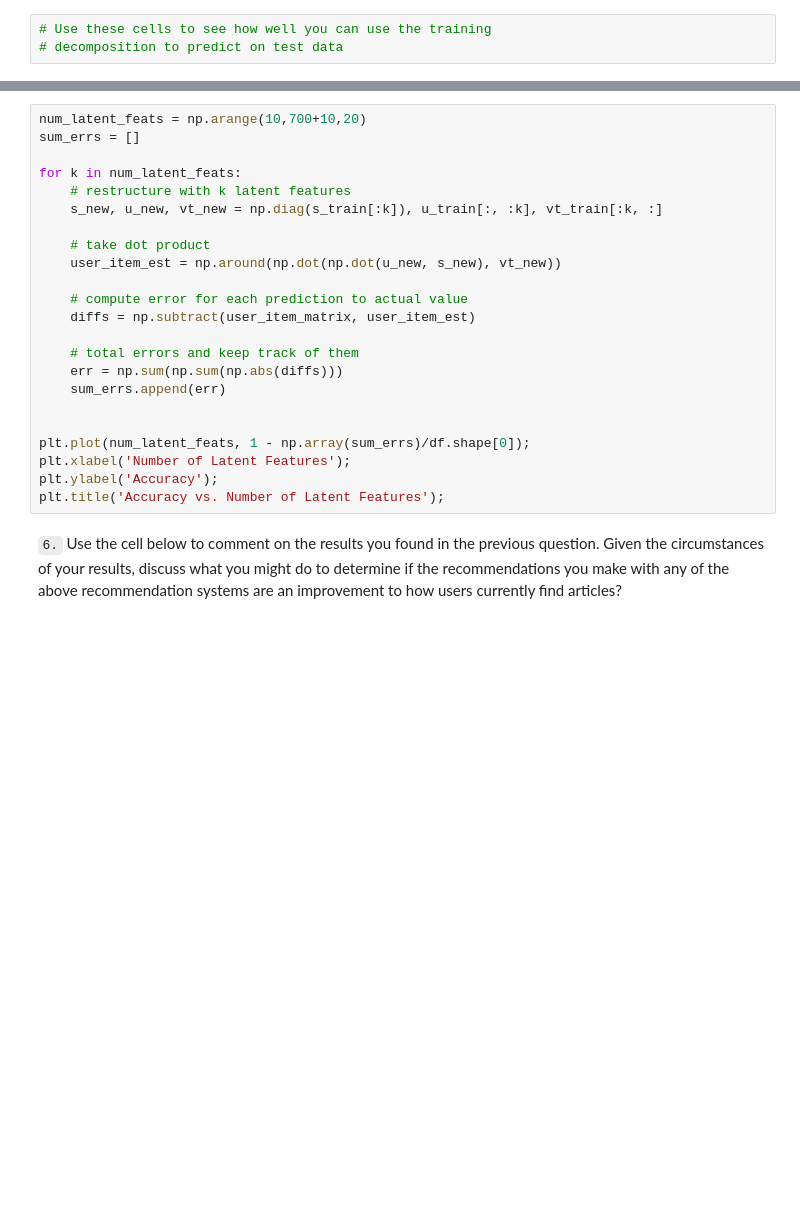
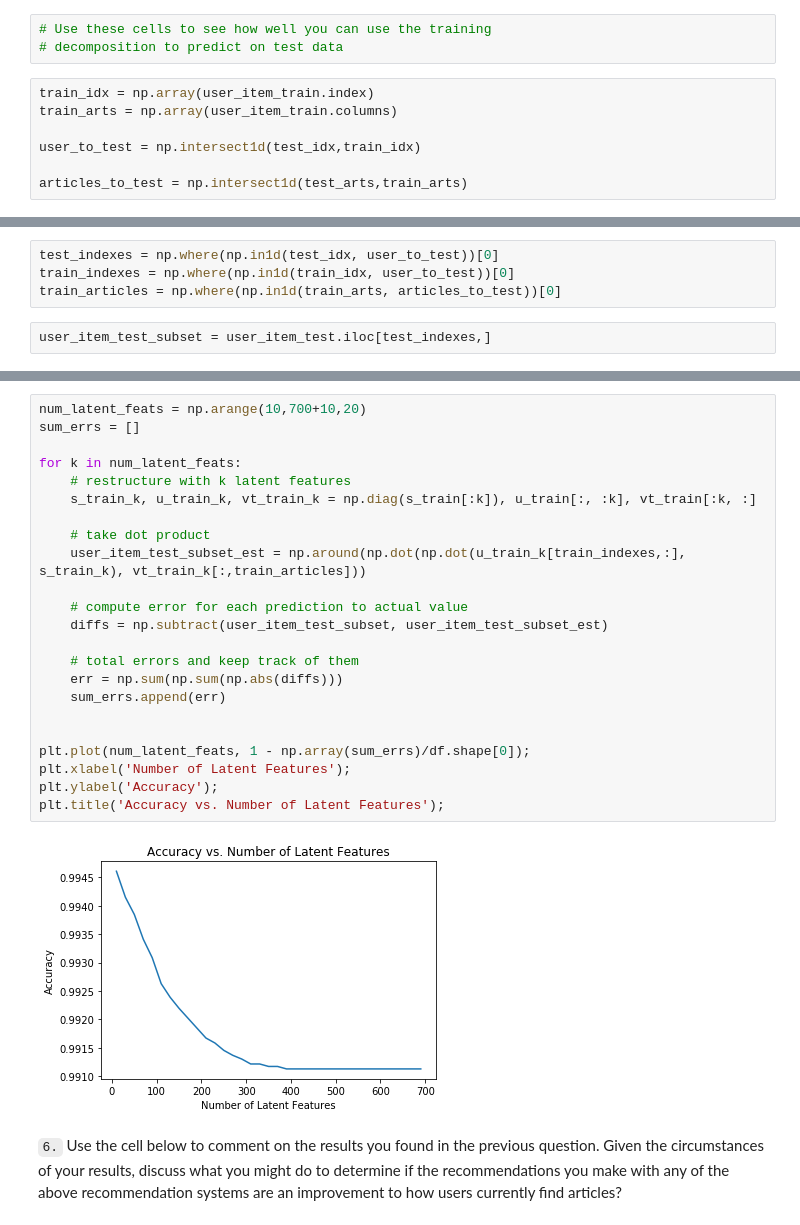
Before and after one commit to matteobonanomi/dsnd-recommend-ibm, a Jupyter notebook: Recommendations_with_IBM.ipynb, the cells around one changed output, grey strips where cells are left out. Cells and saved outputs as stored; diff of their text form; blank space fills up the shorter version.

```diff
--- a/Recommendations_with_IBM.ipynb
+++ b/Recommendations_with_IBM.ipynb
@@ -838,3 +857,10 @@ u_train, s_train, vt_train = np.linalg.svd(user_item_train)# fit svd similar to
 # %%
 # Use these cells to see how well you can use the training
 # decomposition to predict on test data
+# %%
+train_idx = np.array(user_item_train.index)
+train_arts = np.array(user_item_train.columns)
+
+user_to_test = np.intersect1d(test_idx,train_idx)
+
+articles_to_test = np.intersect1d(test_arts,train_arts)
@@ -840,0 +871,6 @@ u_train, s_train, vt_train = np.linalg.svd(user_item_train)# fit svd similar to
+# %%
+test_indexes = np.where(np.in1d(test_idx, user_to_test))[0]
+train_indexes = np.where(np.in1d(train_idx, user_to_test))[0]
+train_articles = np.where(np.in1d(train_arts, articles_to_test))[0]
+# %%
+user_item_test_subset = user_item_test.iloc[test_indexes,]
@@ -841,26 +887,28 @@ u_train, s_train, vt_train = np.linalg.svd(user_item_train)# fit svd similar to
 # %%
 num_latent_feats = np.arange(10,700+10,20)
 sum_errs = []
 
 for k in num_latent_feats:
     # restructure with k latent features
-    s_new, u_new, vt_new = np.diag(s_train[:k]), u_train[:, :k], vt_train[:k, :]
+    s_train_k, u_train_k, vt_train_k = np.diag(s_train[:k]), u_train[:, :k], vt_train[:k, :]
 
     # take dot product
-    user_item_est = np.around(np.dot(np.dot(u_new, s_new), vt_new))
+    user_item_test_subset_est = np.around(np.dot(np.dot(u_train_k[train_indexes,:], s_train_k), vt_train_k[:,train_articles]))
 
     # compute error for each prediction to actual value
-    diffs = np.subtract(user_item_matrix, user_item_est)
+    diffs = np.subtract(user_item_test_subset, user_item_test_subset_est)
 
     # total errors and keep track of them
     err = np.sum(np.sum(np.abs(diffs)))
     sum_errs.append(err)
 
 
 plt.plot(num_latent_feats, 1 - np.array(sum_errs)/df.shape[0]);
 plt.xlabel('Number of Latent Features');
 plt.ylabel('Accuracy');
 plt.title('Accuracy vs. Number of Latent Features');
+# %% [output]
+[figure, added]
 # %% [markdown]
 `6.` Use the cell below to comment on the results you found in the previous question. Given the circumstances of your results, discuss what you might do to determine if the recommendations you make with any of the above recommendation systems are an improvement to how users currently find articles?
 # %% [markdown]
```
Also changed, not shown: parts of 7 cells of this notebook.
